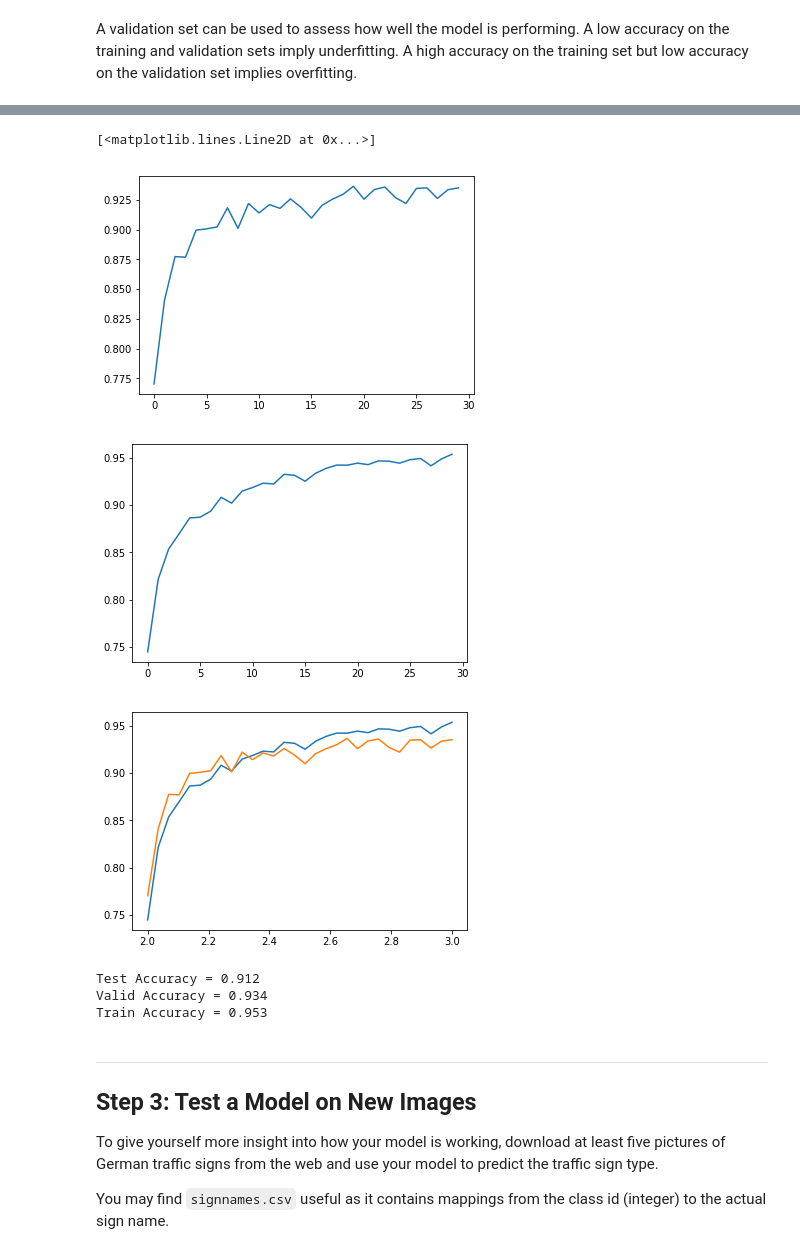
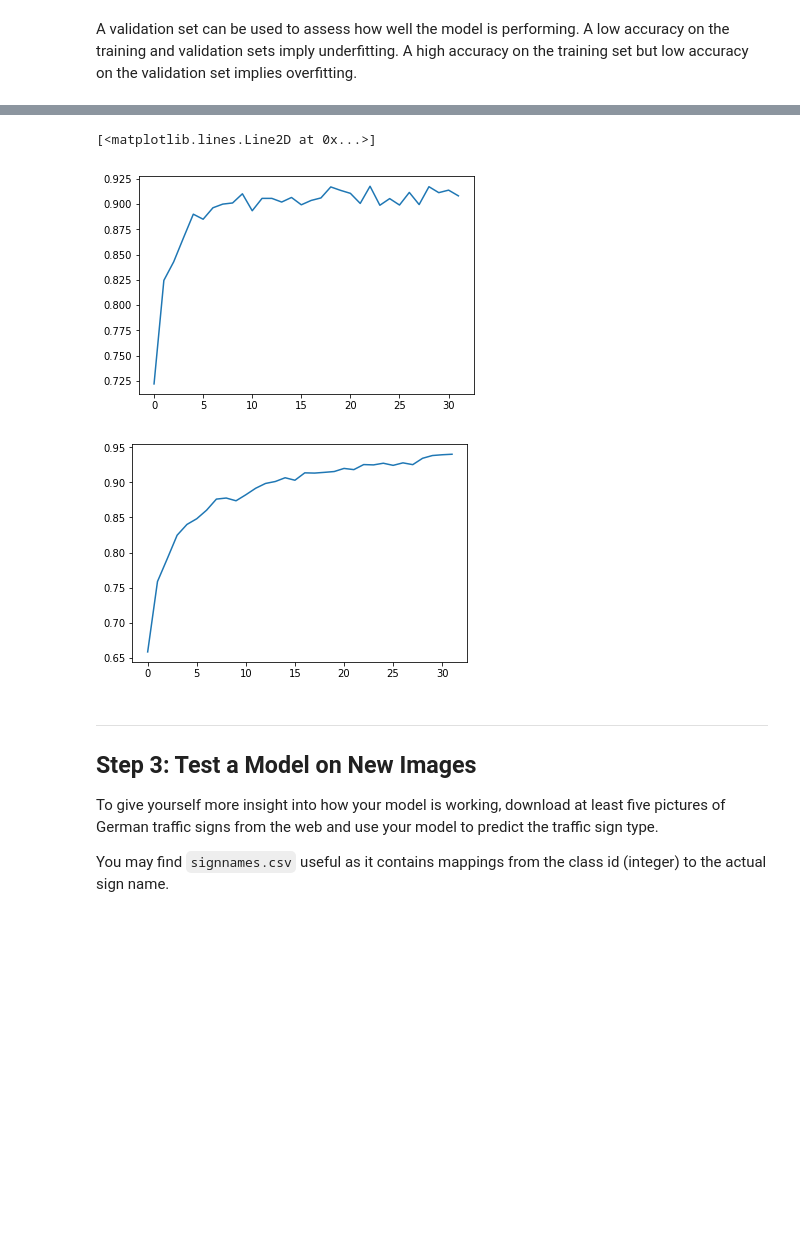
Before and after one commit to cwcentral/CarND-Traffic-Sign-Classifier-Project, a Jupyter notebook: Traffic_Sign_Classifier.ipynb, the cells around one changed output, grey strips where cells are left out. Drawn from its saved outputs; the diff is of its cells as text; code cells hidden in the pictures; blank space fills up the shorter version.

```diff
--- a/Traffic_Sign_Classifier.ipynb
+++ b/Traffic_Sign_Classifier.ipynb
@@ -380,9 +414,9 @@ Reduce architecture complexity
 import tensorflow as tf
 X_train, y_train = shuffle(X_train, y_train)
 
-EPOCHS = 30
-BATCH_SIZE = 96
-local_learning_rate = 0.002
+EPOCHS = 32
+BATCH_SIZE = 128
+local_learning_rate = 0.003
 # %% [markdown]
 A validation set can be used to assess how well the model is performing. A low accuracy on the training and validation
 sets imply underfitting. A high accuracy on the training set but low accuracy on the validation set implies overfitting.
@@ -398,7 +432,7 @@ def LeNet(x):
     # Arguments used for tf.truncated_normal, randomly defines variables for the weights and biases for each layer
     mu = 0
     sigma = 0.1
-    keep_prob = 0.8
+    keep_prob = 0.5
 
     # SOLUTION: Layer 1: Convolutional. Input = 32x32xdepth_dim. Output = 28x28x6.
     conv1_W = tf.Variable(tf.truncated_normal(shape=(5, 5, depth_dim, 6), mean = mu, stddev = sigma))
@@ -407,6 +441,8 @@ def LeNet(x):
 
     # SOLUTION: Activation.
     conv1 = tf.nn.relu(conv1)
+    #if keep_prob != 0:
+    #    conv1 = tf.nn.dropout(conv1, keep_prob)
 
     # SOLUTION: Pooling. Input = 28x28x6. Output = 14x14x6.
     conv1 = tf.nn.max_pool(conv1, ksize=[1, 2, 2, 1], strides=[1, 2, 2, 1], padding='SAME')
@@ -432,8 +468,8 @@ def LeNet(x):
 
     # SOLUTION: Activation.
     fc1    = tf.nn.relu(fc1)
-    if keep_prob != 0:
-        fc1 = tf.nn.dropout(fc1, keep_prob)
+    #if keep_prob != 0:
+    #    fc1    = tf.nn.dropout(fc1, keep_prob)
 
     # SOLUTION: Layer 4: Fully Connected. Input = 120. Output = 84.
     fc2_W  = tf.Variable(tf.truncated_normal(shape=(120, 84), mean = mu, stddev = sigma))
@@ -496,9 +532,14 @@ with tf.Session() as sess:
         validation_accuracy.append(evaluate(X_valid, y_valid))
         training_accuracy.append(evaluate(X_train, y_train))
         print("EPOCH {} -- ".format(i+1) + \
-              "Validation Accuracy = {:.3f}%".format(validation_accuracy[-1]*100) + \
-              ", Training Accuracy = {:.3f}%".format(training_accuracy[-1]*100))
+              "Validation Accuracy = {:.3f}".format(validation_accuracy[-1]) + \
+              ", Training Accuracy = {:.3f}".format(training_accuracy[-1]))
 
     saver.save(sess, './lenet')
     print("Model saved")
+
+plt.figure()
+plt.plot(validation_accuracy)
+plt.figure()
+plt.plot(training_accuracy)
 # %% [output]
@@ -521,34 +562,14 @@ EPOCH 30 -- Validation Accuracy = 93.515%, Training Accuracy = 95.357%
 Model saved
+[<matplotlib.lines.Line2D at 0x...>]
+[figure, added]
+[figure, added]
-# %%
-plt.figure()
-plt.plot(validation_accuracy)
-plt.figure()
-plt.plot(training_accuracy)
-plt.figure()
-t = np.linspace(2.0, 3.0, num=len(validation_accuracy))
-plt.plot(t, training_accuracy)
-plt.plot(t, validation_accuracy)
-# %% [output]
-[<matplotlib.lines.Line2D at 0x...>]
-[figure, removed]
-[figure, removed]
-[figure, removed]
 # %%
-save_state = tf.train.Saver()
+with tf.Session() as sess:
+    #save_state.restore(sess, './lenet')
+    saver.restore(sess, tf.train.latest_checkpoint('.'))
 
-with tf.Session() as sess:
-    save_state.restore(sess, './lenet')
-    #saver.restore(sess, tf.train.latest_checkpoint('.'))
     test_accuracy = evaluate(X_test, y_test)
     print("Test Accuracy = {:.3f}".format(test_accuracy))
-    val_accuracy = evaluate(X_valid, y_valid)
-    print("Valid Accuracy = {:.3f}".format(val_accuracy))
-    trn_accuracy = evaluate(X_train, y_train)
-    print("Train Accuracy = {:.3f}".format(trn_accuracy))
-# %% [output]
-Test Accuracy = 0.912
-Valid Accuracy = 0.934
-Train Accuracy = 0.953
 # %% [markdown]
 ---
 
```
Also changed, not shown: parts of 9 cells of this notebook.
